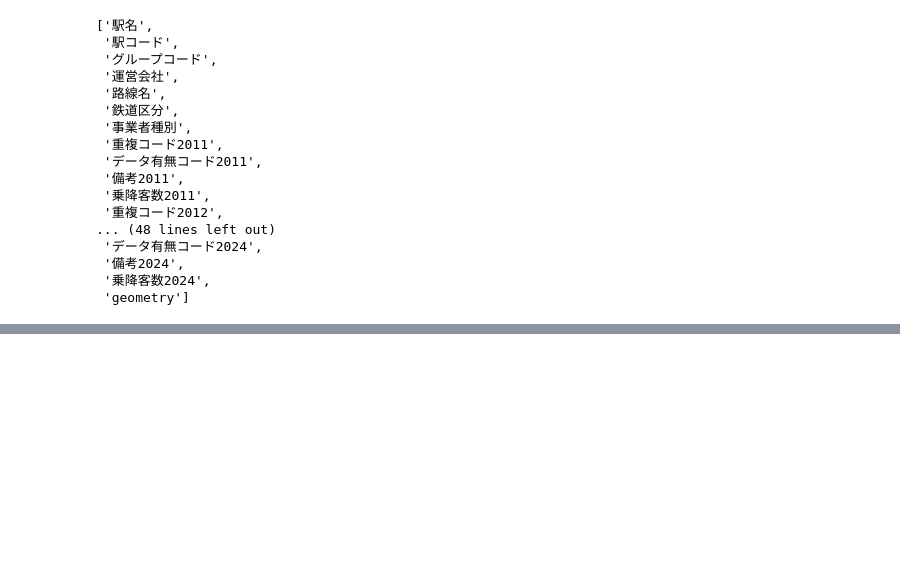
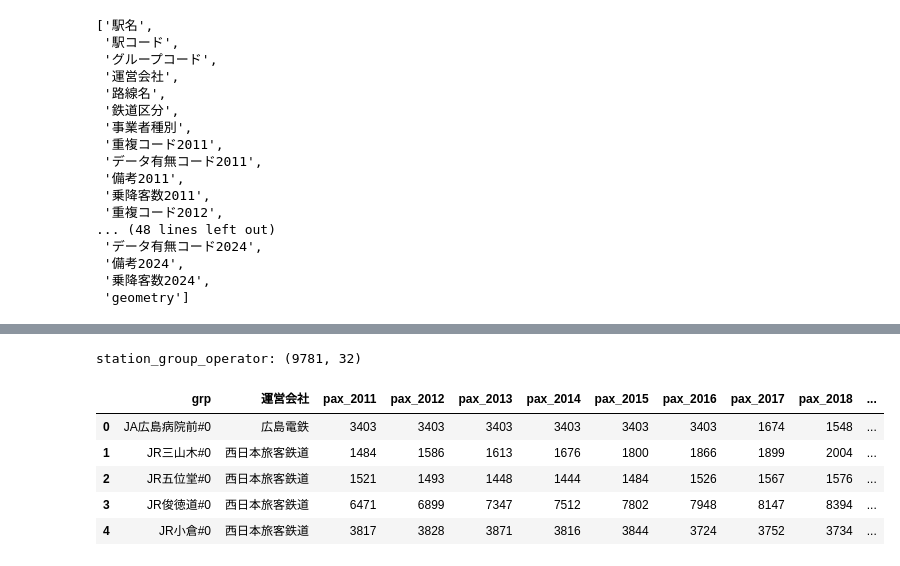
Before and after one commit to kusui26/ai-database-map, a Jupyter notebook: script/create_dataset_for_AI_Database_Map.ipynb, the cells around one changed output, grey strips where cells are left out. Drawn from its saved outputs; the diff is of its cells as text; code cells hidden in the pictures; blank space fills up the shorter version.

```diff
--- a/script/create_dataset_for_AI_Database_Map.ipynb
+++ b/script/create_dataset_for_AI_Database_Map.ipynb
@@ -118,0 +290,24 @@ memory usage: 3.4+ MB
+# %%
+# 監査用 station_group_operator（1群×1社）。各年値・在/欠測・参照年を保持
+_pax = paxw.where(pres, np.nan)                    # 欠測は NaN（実測の0と区別）
+_pax.columns  = [f"pax_{y}" for y in YEARS]
+_present = pres.copy()
+_present.columns = [f"present_{y}" for y in YEARS]
+
+station_group_operator = _pax.join(_present)
+station_group_operator["pre_year"]  = pre_year
+station_group_operator["post_year"] = post_year
+for y in YEARS:
+    station_group_operator[f"pax_{y}"] = station_group_operator[f"pax_{y}"].round().astype("Int64")
+station_group_operator = station_group_operator.reset_index()
+
+print("station_group_operator:", station_group_operator.shape)
+station_group_operator.head()
+# %% [output]
+station_group_operator: (9781, 32)
+|  | grp | 運営会社 | pax_2011 | pax_2012 | pax_2013 | pax_2014 | pax_2015 | pax_2016 | pax_2017 | pax_2018 | ... |
+| 0 | JA広島病院前#0 | 広島電鉄 | 3403 | 3403 | 3403 | 3403 | 3403 | 3403 | 1674 | 1548 | ... |
+| 1 | JR三山木#0 | 西日本旅客鉄道 | 1484 | 1586 | 1613 | 1676 | 1800 | 1866 | 1899 | 2004 | ... |
+| 2 | JR五位堂#0 | 西日本旅客鉄道 | 1521 | 1493 | 1448 | 1444 | 1484 | 1526 | 1567 | 1576 | ... |
+| 3 | JR俊徳道#0 | 西日本旅客鉄道 | 6471 | 6899 | 7347 | 7512 | 7802 | 7948 | 8147 | 8394 | ... |
+| 4 | JR小倉#0 | 西日本旅客鉄道 | 3817 | 3828 | 3871 | 3816 | 3844 | 3724 | 3752 | 3734 | ... |
```
Also changed, not shown: parts of 15 cells of this notebook, 1 other file.
